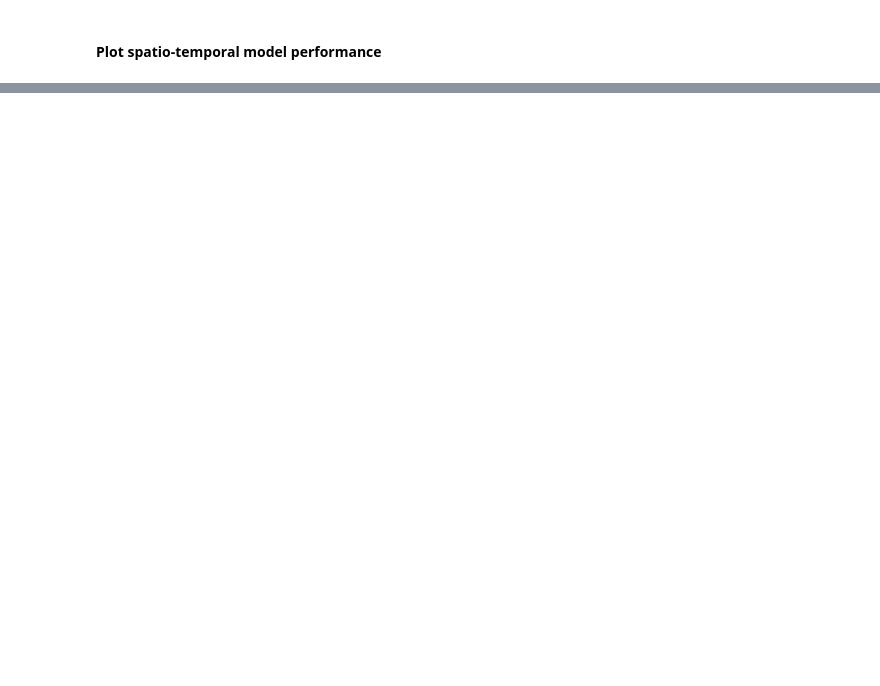
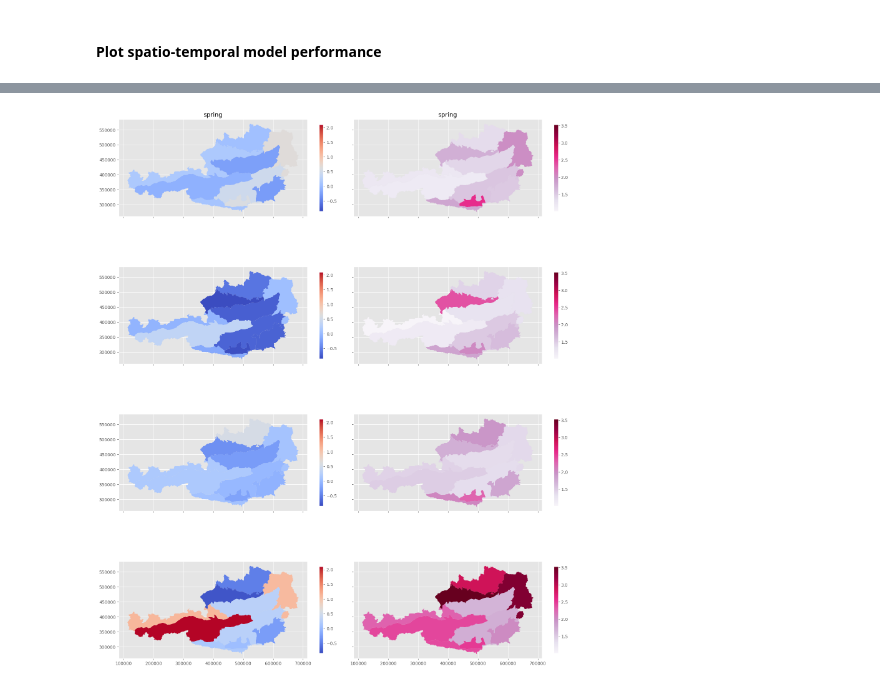
Before and after one commit to PLUS-ZGIS-GeoAI/ignite-bayesian-ml, a Jupyter notebook: notebooks/modeling_experiments/uncertainty_quantification/uncertainty_quantification_v2.ipynb, the cells around one changed output, grey strips where cells are left out. Cells and saved outputs as stored; diff of their text form; code cells hidden in the pictures; blank space fills up the shorter version.

```diff
--- a/notebooks/modeling_experiments/uncertainty_quantification/uncertainty_quantification_v2.ipynb
+++ b/notebooks/modeling_experiments/uncertainty_quantification/uncertainty_quantification_v2.ipynb
@@ -375,0 +395,34 @@ plt.show()
+# %%
+data = [
+    {
+        "EINHEIT": key,
+        "season": season,
+        "intercept": idata_st_intercept_blr.posterior.intercept[0, :, :, season_id].mean(axis=0).values[value],
+        "hdi_96_min": az.hdi(idata_st_intercept_blr.posterior.intercept[0, :, :, season_id].values, hdi_prob=0.96)[value][0],
+        "hdi_96_max": az.hdi(idata_st_intercept_blr.posterior.intercept[0, :, :, season_id].values, hdi_prob=0.96)[value][1]
+
+    }
+    for season_id, season in enumerate(range(len(seasons)))
+    for key, value in naturraumregionen_encoding.items()
+]
+
+df_spatio_temporal_intercept = pd.DataFrame(data).merge(naturraumregionen, on="EINHEIT")
+df_spatio_temporal_intercept["hdi_width"] = df_spatio_temporal_intercept["hdi_96_max"] - df_spatio_temporal_intercept["hdi_96_min"]
+# %%
+gdf = gpd.GeoDataFrame(df_spatio_temporal_intercept, geometry='geometry')
+
+fig, axes = plt.subplots(4, 2, figsize=(16, 20), sharex="col", sharey="row")
+seasons = ["spring", "summer", "autumn", "winter"]
+
+for season_id, season in enumerate(range(len(seasons))):
+    season_gdf = gdf[gdf['season'] == season_id]
+    season_gdf.plot(column='intercept', cmap="coolwarm", legend=True, ax=axes[season_id, 0], vmin=gdf['intercept'].min(), vmax=gdf['intercept'].max(), legend_kwds={"shrink":.5})
+    season_gdf.plot(column='hdi_width', cmap="PuRd", legend=True, ax=axes[season_id, 1], vmin=gdf['hdi_width'].min(), vmax=gdf["hdi_width"].max(), legend_kwds={"shrink":.5})
+
+    axes[i, 0].set_title(f'{seasons[i]}', fontsize=14)
+    axes[i, 1].set_title(f'{seasons[i]}', fontsize=14)
+
+plt.tight_layout()
+plt.show()
+# %% [output]
+[figure, added]
```
Also changed, not shown: parts of 11 cells of this notebook, 8 other files.
